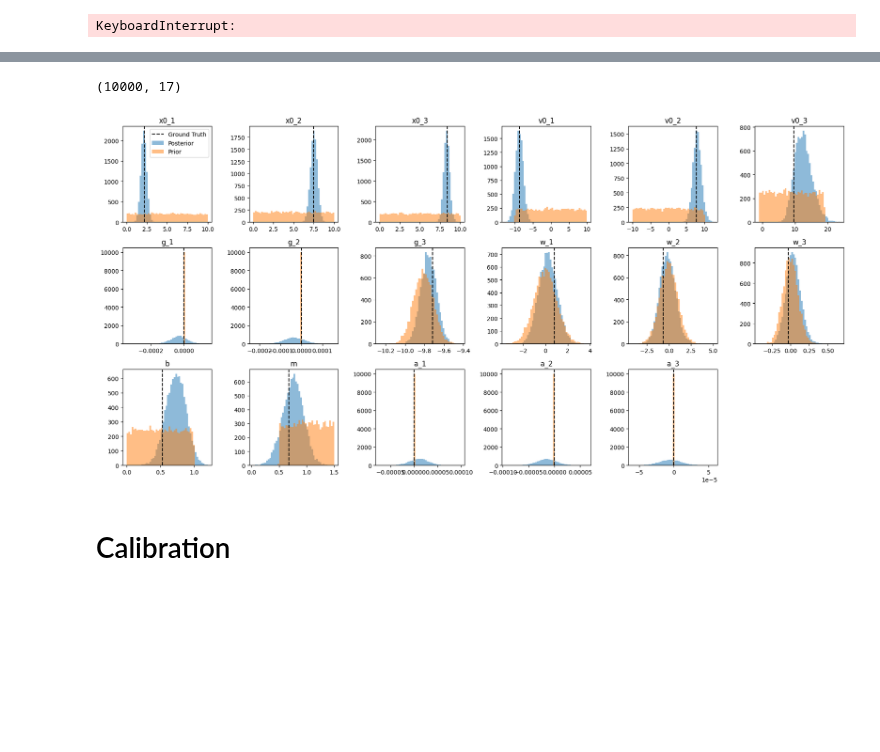
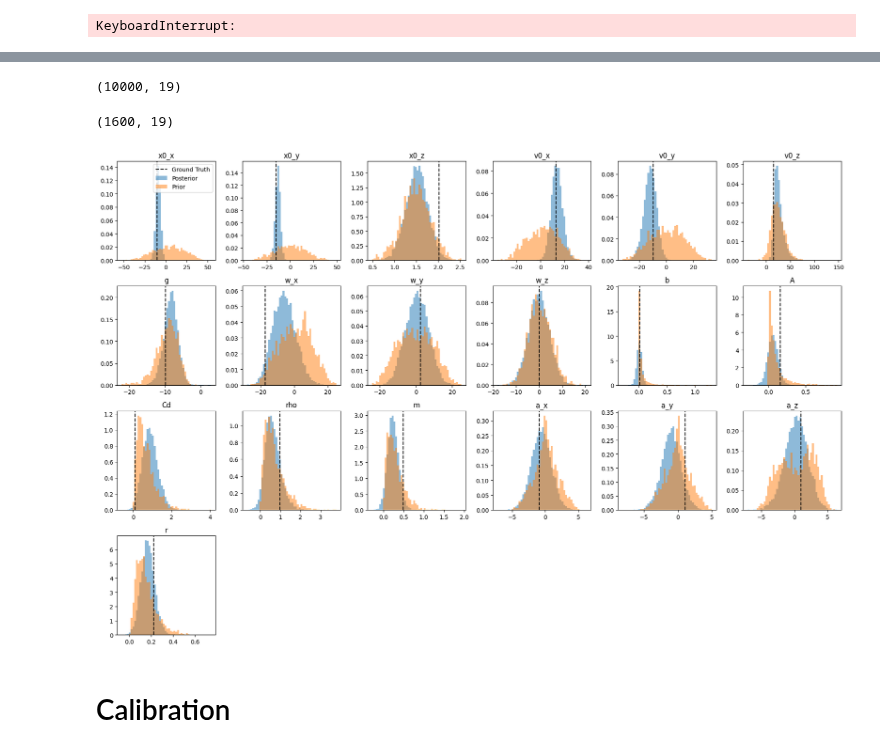
Before and after one commit to psaegert/bcnf, a Jupyter notebook: experimental/test_training.ipynb, the cells around one changed output, grey strips where cells are left out. Saved outputs shown, nothing was run; the diff lists cells and outputs as text; code cells hidden in the pictures; blank space fills up the shorter version.

Commit message:
Switch from new to old sampling method for hyperparameter optimization
- The parameters from the new data seem much harder to predict

```diff
--- a/experimental/test_training.ipynb
+++ b/experimental/test_training.ipynb
@@ -20,10 +23,19 @@ from bcnf.eval.calibration import compute_y_hat_ranks, compute_CDF_residuals
 # %%
-X, y = get_data(
-    T=1.0,
-    dt=1 / 30,
-    N=2_000,
-    break_on_impact=False
-)
+# X, y = get_data(
+#     T=1.0,
+#     dt=1 / 30,
+#     N=2_000,
+#     break_on_impact=False
+# )
+
+dataset_name = "hyperparameter_optimization_trajectories"
+param_names = ['x0_x','x0_y','x0_z','v0_x','v0_y','v0_z','g','w_x','w_y','w_z','b','A','Cd','rho','m','a_x','a_y','a_z','r']
+
+with open(os.path.join(get_dir('data', 'bcnf-data'), dataset_name + '.pkl'), 'rb') as f:
+    data = pickle.load(f)
+
+X = np.array(data['traj'])
+y = np.column_stack([np.array(data[param]) for param in param_names])
 
 # Split data into training and validation
 X_train, X_val, y_train, y_val = train_test_split(X, y, test_size=0.2, random_state=2024_03_25)
@@ -57,14 +69,14 @@ y_val_tensor.shape=torch.Size([400, 17])
 condition_size = 1024
 # %%
 feature_network = FullyConnectedFeatureNetwork(
-    sizes = [X_train_tensor.shape[1]] + [256] * 3 + [condition_size],
+    sizes = [X_train_tensor.shape[1]] + [1024] * 4 + [condition_size],
     dropout=0.4,
 ).to(device)
 # %%
 cnf = CondRealNVP(
     size=y_train.shape[1],
-    nested_sizes=[128] * 5,
-    n_blocks=32,
+    nested_sizes=[256] * 2,
+    n_blocks=24,
     n_conditions=condition_size,
     act_norm=True,
     feature_network=feature_network).to(device)
@@ -131,4 +143,4 @@ y_hat = cnf.sample(n_samples=N_SAMPLES, y=X_val_tensor[0])
 y_hat = y_hat.cpu().detach().numpy()
 y_hat.shape
 # %% [output]
-(10000, 17)
+(10000, 19)
@@ -153,27 +147,33 @@ y_prior = np.column_stack([
+# %%
+y_prior = y_train_tensor.to('cpu').detach().numpy()
+# %%
+y_prior.shape
+# %% [output]
+(1600, 19)
 # %%
 COLS = 6
 ROWS = np.ceil(y_hat.shape[1] / COLS).astype(int)
 
 fig, ax = plt.subplots(ROWS, COLS, figsize=(COLS * 3, ROWS * 3))
 
-for i, name in zip(range(y_hat.shape[1]), ['x0_1', 'x0_2', 'x0_3', 'v0_1', 'v0_2', 'v0_3', 'g_1', 'g_2', 'g_3', 'w_1', 'w_2', 'w_3', 'b', 'm', 'a_1', 'a_2', 'a_3']):
-    vmin = np.min([y_hat[:, i], y_prior[:, i]])
-    vmax = np.max([y_hat[:, i], y_prior[:, i]])
+for i, name in zip(range(y_hat.shape[1]), param_names):
+    vmin = np.min(np.concatenate([y_hat[:, i], y_prior[:, i]]))
+    vmax = np.max(np.concatenate([y_hat[:, i], y_prior[:, i]]))
     ax.flatten()[i].axvline(y_val_tensor[0, i].cpu().detach().numpy(), color='k', linestyle='--', label='Ground Truth')
-    ax.flatten()[i].hist(y_hat[:, i], alpha=0.5, color='C0', label='Posterior', bins=50, range=(vmin, vmax))
+    ax.flatten()[i].hist(y_hat[:, i], alpha=0.5, color='C0', label='Posterior', bins=50, range=(vmin, vmax), density=True)
     ax.flatten()[i].set_title(name)
 
     # Show the prior
-    ax.flatten()[i].hist(y_prior[:, i], alpha=0.5, color='C1', label='Prior', bins=50, range=(vmin, vmax))
+    ax.flatten()[i].hist(y_prior[:, i], alpha=0.5, color='C1', label='Prior', bins=50, range=(vmin, vmax), density=True)
 
 for i in range(y_hat.shape[1], COLS * ROWS):
     ax.flatten()[i].axis('off')
 
 ax[0, 0].legend()
 
 fig.tight_layout();
 # %% [output]
-[figure, old version]
+[figure, new version]
 # %% [markdown]
 # Calibration
 # %%
```
Also changed, not shown: parts of 16 cells of this notebook, 7 other files.
